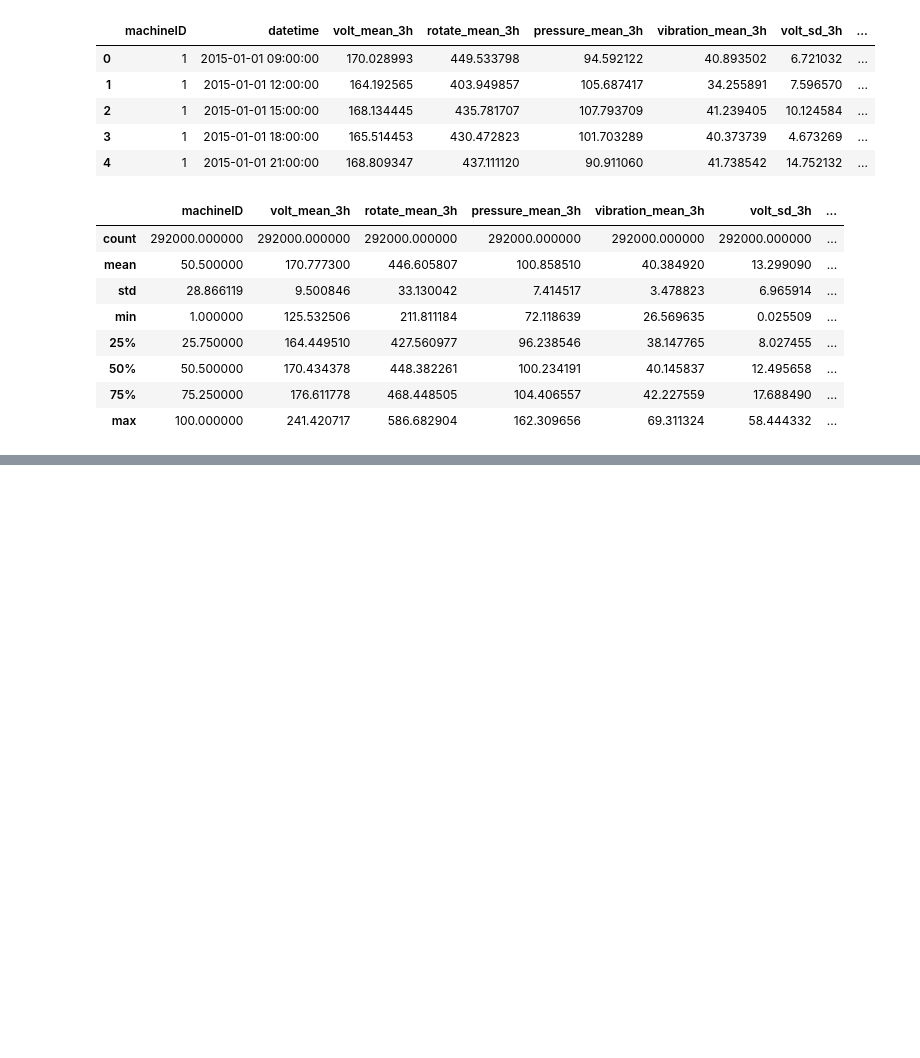
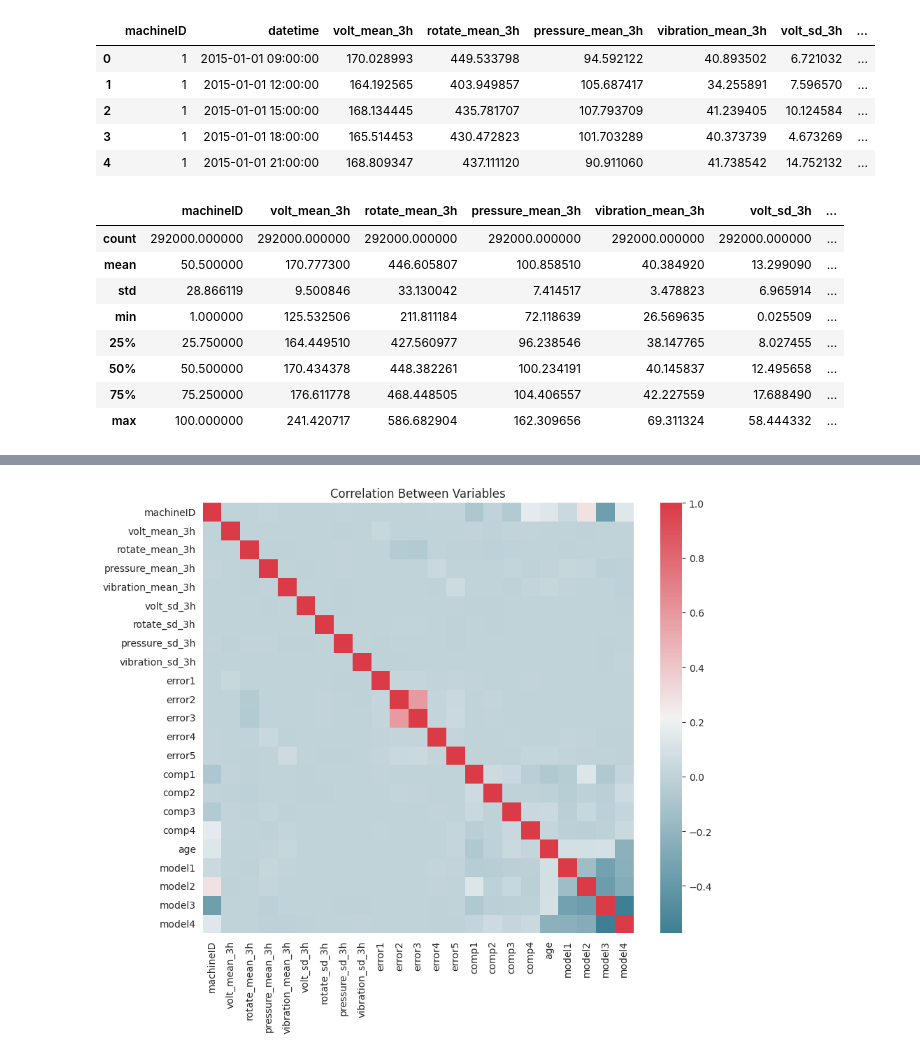
Before and after one commit to yunyun3599/MLStudy, a Jupyter notebook: Data_Anaylsis_And_Machine_Learning/09_predictive_maintenance/predictive_maintenance.ipynb, the cells around one changed output, grey strips where cells are left out. Cells and saved outputs as stored; diff of their text form; code cells hidden in the pictures; blank space fills up the shorter version.

```diff
--- a/Data_Anaylsis_And_Machine_Learning/09_predictive_maintenance/predictive_maintenance.ipynb
+++ b/Data_Anaylsis_And_Machine_Learning/09_predictive_maintenance/predictive_maintenance.ipynb
@@ -607,0 +813,4 @@ telemetry_feat.describe()
+# %%
+for comp in components:
+  comp_rep[comp] = (comp_rep["datetime"] - pd.to_datetime(comp_rep[comp])) / np.timedelta64(1, "D")
+comp_rep.head()
@@ -607,0 +838,5 @@ telemetry_feat.describe()
+# %%
+final_feat = telemetry_feat.merge(error_count_filtered, on=["datetime", "machineID"], how="left")
+final_feat = final_feat.merge(comp_rep, on=["datetime", "machineID"], how="left")
+final_feat = final_feat.merge(machines, on=["machineID"], how="left")
+final_feat.head()
@@ -607,0 +865,7 @@ telemetry_feat.describe()
+# %%
+labeled_features = final_feat.merge(failures, on=["datetime", "machineID"], how="left")
+
+labeled_features["failure"] = labeled_features["failure"].astype(object).fillna(method="bfill", limit=7)
+labeled_features["failure"] = labeled_features["failure"].fillna("none")
+labeled_features["failure"] = labeled_features["failure"].astype("category")
+labeled_features.head()
@@ -607,0 +889,4 @@ telemetry_feat.describe()
+# %%
+model_dummies = pd.get_dummies(labeled_features["model"])
+labeled_features = pd.concat([labeled_features, model_dummies], axis=1)
+labeled_features.drop("model", axis=1, inplace=True)
@@ -607,0 +903,9 @@ telemetry_feat.describe()
+# %%
+f, ax = plt.subplots(figsize=(10, 8))
+corr = labeled_features.corr()
+sns.heatmap(corr, mask=np.zeros_like(corr, dtype=np.bool), cmap=sns.diverging_palette(220, 10, as_cmap=True),
+            square=True, ax=ax)
+plt.title("Correlation Between Variables")
+plt.show()
+# %% [output]
+[figure, added]
```
Also changed, not shown: parts of 25 cells of this notebook.
